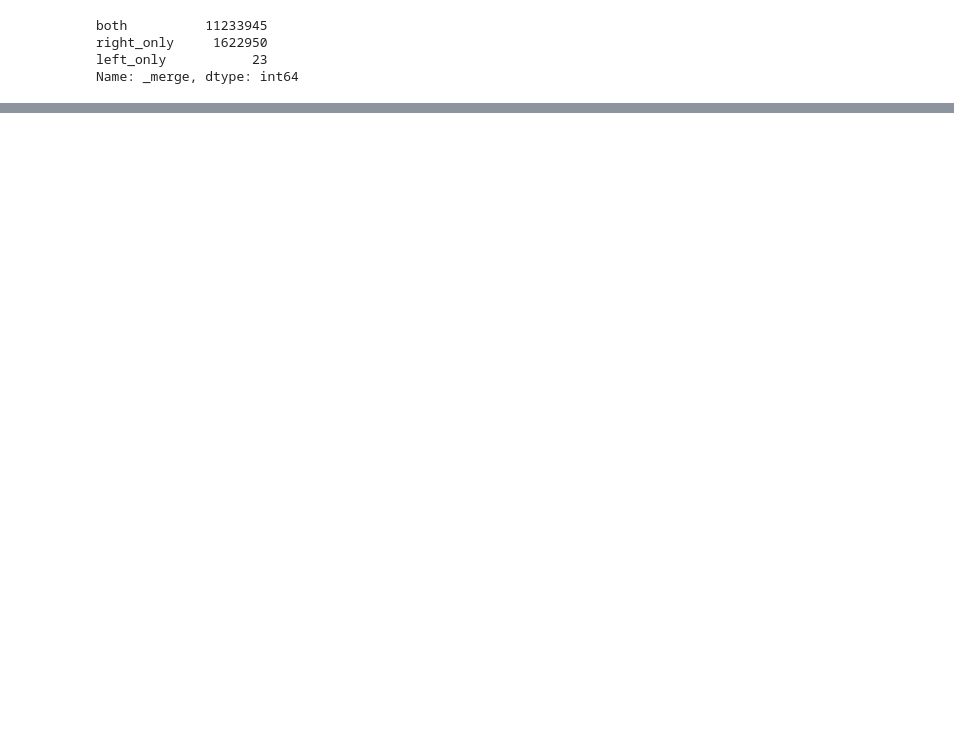
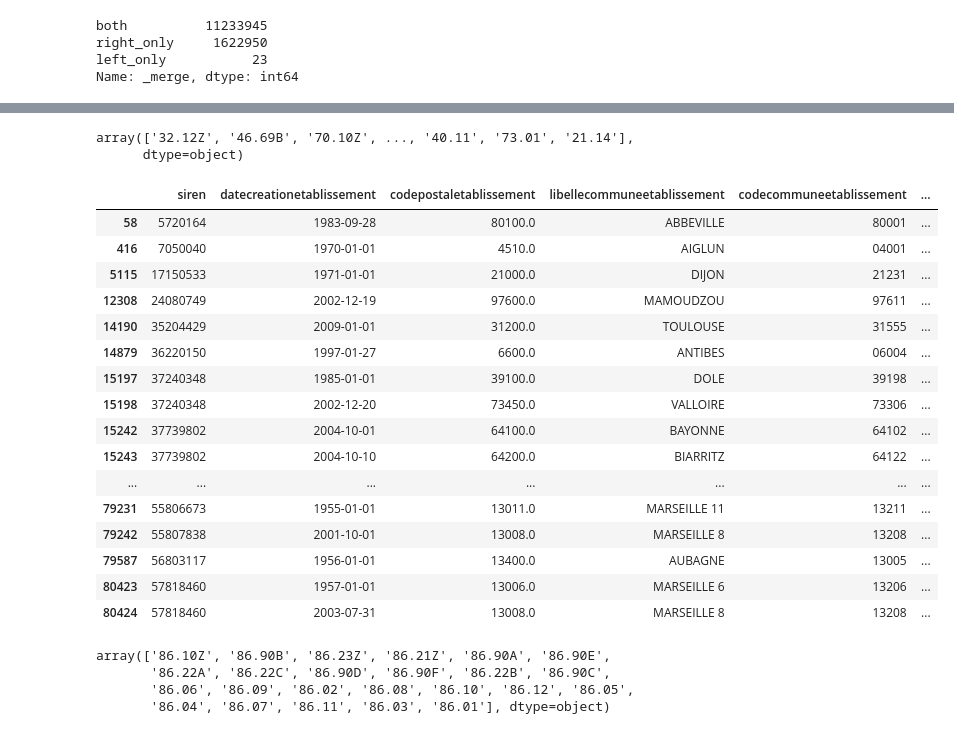
Before and after one commit to damienroux18/deserts-medicaux, a Jupyter notebook: notebooks/preparation_sirene.ipynb, the cells around one changed output, grey strips where cells are left out. Cells and saved outputs as stored; diff of their text form; code cells hidden in the pictures; blank space fills up the shorter version.

```diff
--- a/notebooks/preparation_sirene.ipynb
+++ b/notebooks/preparation_sirene.ipynb
@@ -166,0 +213,32 @@ etab_df.memory_usage(deep=True).sum()/(1024*1024) # En megaoctet
+# %%
+df['activiteprincipaleunitelegale'].unique()
+# %% [output]
+array(['32.12Z', '46.69B', '70.10Z', ..., '40.11', '73.01', '21.14'],
+      dtype=object)
+# %%
+df.head(20)
+# %% [output]
+|  | siren | datecreationetablissement | codepostaletablissement | libellecommuneetablissement | codecommuneetablissement | ... |
+| 58 | 5720164 | 1983-09-28 | 80100.0 | ABBEVILLE | 80001 | ... |
+| 416 | 7050040 | 1970-01-01 | 4510.0 | AIGLUN | 04001 | ... |
+| 5115 | 17150533 | 1971-01-01 | 21000.0 | DIJON | 21231 | ... |
+| 12308 | 24080749 | 2002-12-19 | 97600.0 | MAMOUDZOU | 97611 | ... |
+| 14190 | 35204429 | 2009-01-01 | 31200.0 | TOULOUSE | 31555 | ... |
+| 14879 | 36220150 | 1997-01-27 | 6600.0 | ANTIBES | 06004 | ... |
+| 15197 | 37240348 | 1985-01-01 | 39100.0 | DOLE | 39198 | ... |
+| 15198 | 37240348 | 2002-12-20 | 73450.0 | VALLOIRE | 73306 | ... |
+| 15242 | 37739802 | 2004-10-01 | 64100.0 | BAYONNE | 64102 | ... |
+| 15243 | 37739802 | 2004-10-10 | 64200.0 | BIARRITZ | 64122 | ... |
+| ... | ... | ... | ... | ... | ... | ... |
+| 79231 | 55806673 | 1955-01-01 | 13011.0 | MARSEILLE 11 | 13211 | ... |
+| 79242 | 55807838 | 2001-10-01 | 13008.0 | MARSEILLE 8 | 13208 | ... |
+| 79587 | 56803117 | 1956-01-01 | 13400.0 | AUBAGNE | 13005 | ... |
+| 80423 | 57818460 | 1957-01-01 | 13006.0 | MARSEILLE 6 | 13206 | ... |
+| 80424 | 57818460 | 2003-07-31 | 13008.0 | MARSEILLE 8 | 13208 | ... |
+# %%
+df['activiteprincipaleunitelegale'].unique()
+# %% [output]
+array(['86.10Z', '86.90B', '86.23Z', '86.21Z', '86.90A', '86.90E',
+       '86.22A', '86.22C', '86.90D', '86.90F', '86.22B', '86.90C',
+       '86.06', '86.09', '86.02', '86.08', '86.10', '86.12', '86.05',
+       '86.04', '86.07', '86.11', '86.03', '86.01'], dtype=object)
```
Also changed, not shown: parts of 39 cells of this notebook.
